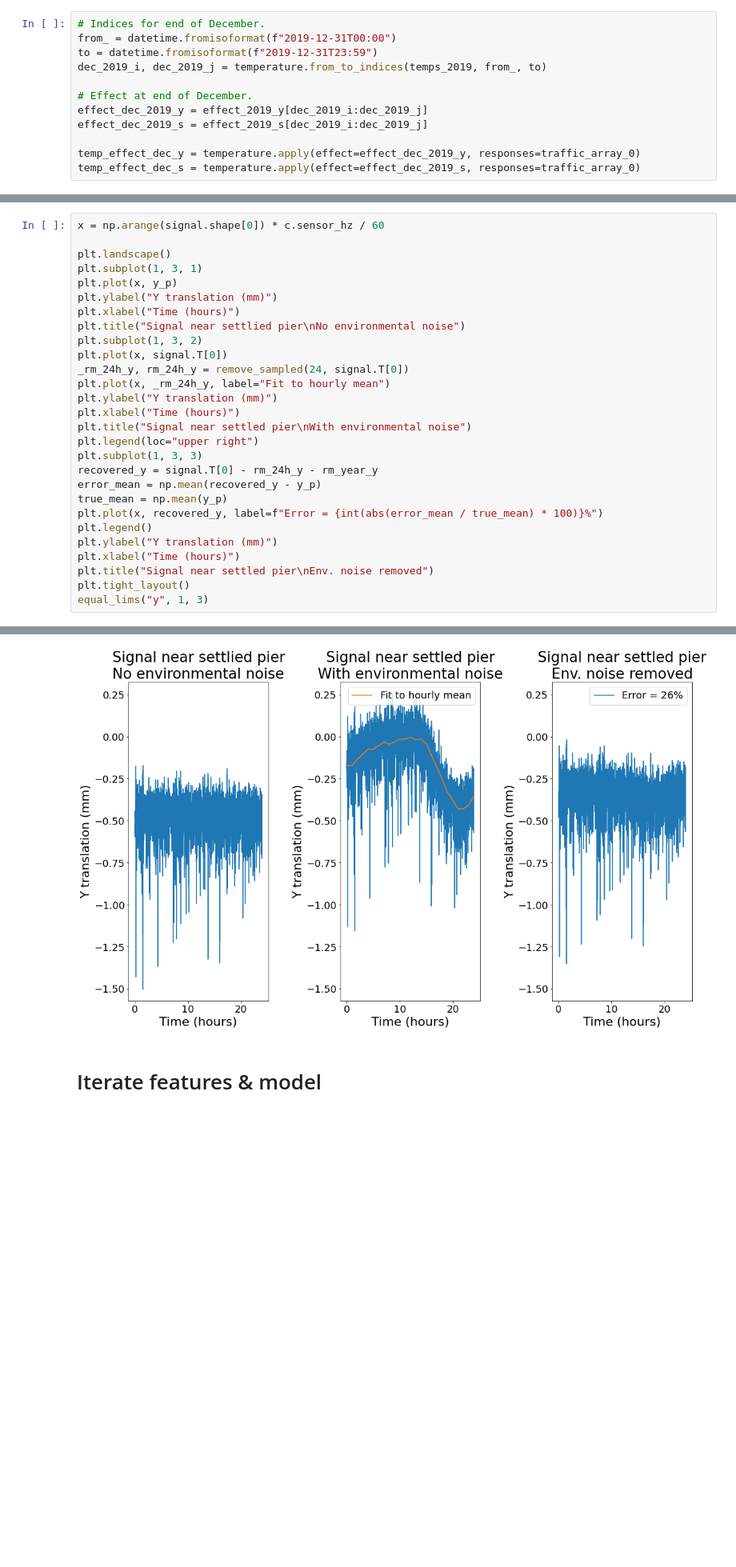
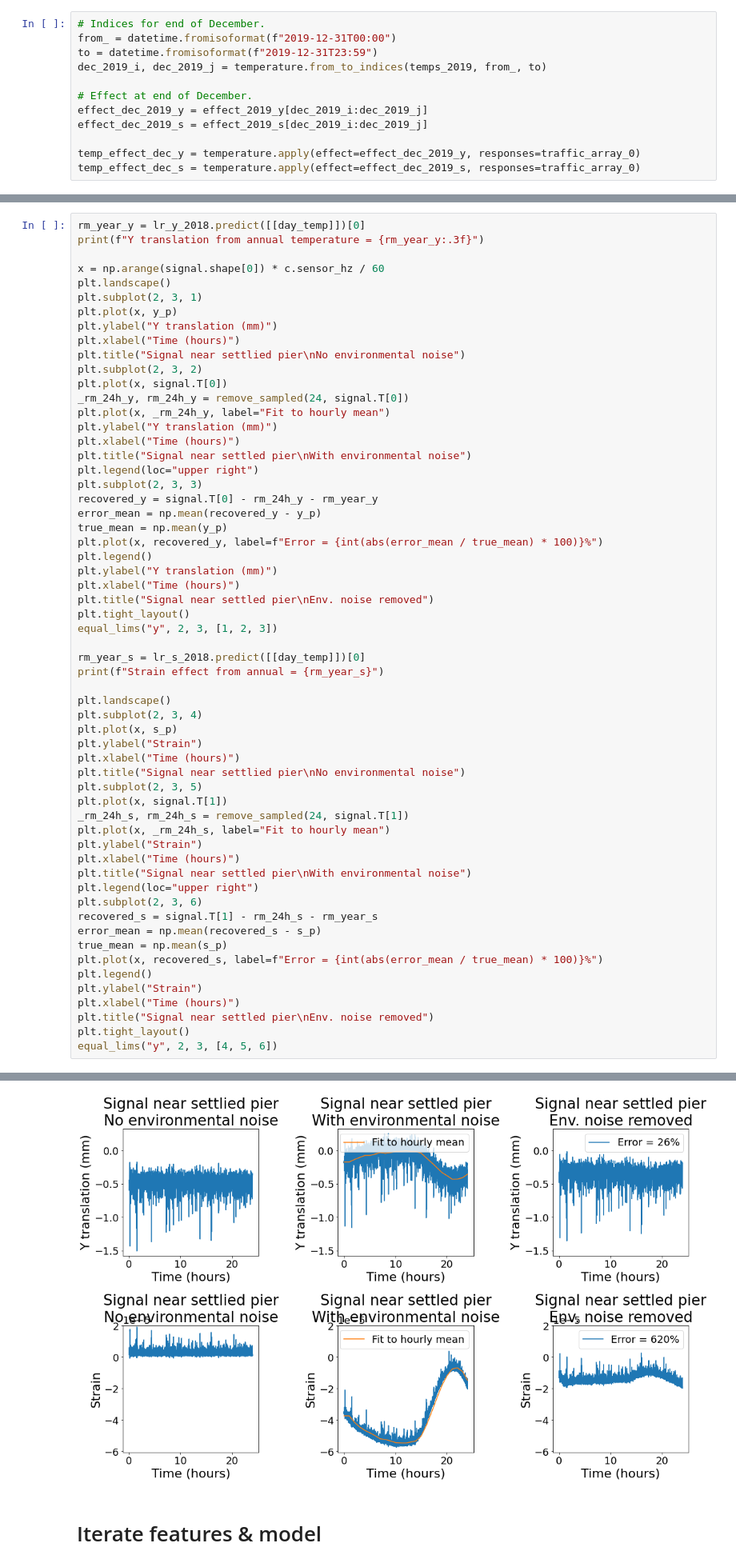
Before and after one commit to jerbaroo/bridge-sim, a Jupyter notebook: notebooks/piers.ipynb, the cells around one changed output, grey strips where cells are left out. Shown at 80% size. Drawn from its saved outputs; the diff is of its cells as text; blank space fills up the shorter version.

Commit message:
Noise removal

```diff
--- a/notebooks/piers.ipynb
+++ b/notebooks/piers.ipynb
@@ -756,13 +753,15 @@ Y effect from annual = 0.177
 # %%
+rm_year_y = lr_y_2018.predict([[day_temp]])[0]
+print(f"Y translation from annual temperature = {rm_year_y:.3f}")
+
 x = np.arange(signal.shape[0]) * c.sensor_hz / 60
-
 plt.landscape()
-plt.subplot(1, 3, 1)
+plt.subplot(2, 3, 1)
 plt.plot(x, y_p)
 plt.ylabel("Y translation (mm)")
 plt.xlabel("Time (hours)")
 plt.title("Signal near settlied pier\nNo environmental noise")
-plt.subplot(1, 3, 2)
+plt.subplot(2, 3, 2)
 plt.plot(x, signal.T[0])
 _rm_24h_y, rm_24h_y = remove_sampled(24, signal.T[0])
 plt.plot(x, _rm_24h_y, label="Fit to hourly mean")
@@ -770,7 +769,7 @@ plt.ylabel("Y translation (mm)")
 plt.xlabel("Time (hours)")
 plt.title("Signal near settled pier\nWith environmental noise")
 plt.legend(loc="upper right")
-plt.subplot(1, 3, 3)
+plt.subplot(2, 3, 3)
 recovered_y = signal.T[0] - rm_24h_y - rm_year_y
 error_mean = np.mean(recovered_y - y_p)
 true_mean = np.mean(y_p)
@@ -780,5 +779,34 @@ plt.ylabel("Y translation (mm)")
 plt.xlabel("Time (hours)")
 plt.title("Signal near settled pier\nEnv. noise removed")
 plt.tight_layout()
-equal_lims("y", 1, 3)
+equal_lims("y", 2, 3, [1, 2, 3])
+
+rm_year_s = lr_s_2018.predict([[day_temp]])[0]
+print(f"Strain effect from annual = {rm_year_s}")
+
+plt.landscape()
+plt.subplot(2, 3, 4)
+plt.plot(x, s_p)
+plt.ylabel("Strain")
+plt.xlabel("Time (hours)")
+plt.title("Signal near settlied pier\nNo environmental noise")
+plt.subplot(2, 3, 5)
+plt.plot(x, signal.T[1])
+_rm_24h_s, rm_24h_s = remove_sampled(24, signal.T[1])
+plt.plot(x, _rm_24h_s, label="Fit to hourly mean")
+plt.ylabel("Strain")
+plt.xlabel("Time (hours)")
+plt.title("Signal near settled pier\nWith environmental noise")
+plt.legend(loc="upper right")
+plt.subplot(2, 3, 6)
+recovered_s = signal.T[1] - rm_24h_s - rm_year_s
+error_mean = np.mean(recovered_s - s_p)
+true_mean = np.mean(s_p)
+plt.plot(x, recovered_s, label=f"Error = {int(abs(error_mean / true_mean) * 100)}%")
+plt.legend()
+plt.ylabel("Strain")
+plt.xlabel("Time (hours)")
+plt.title("Signal near settled pier\nEnv. noise removed")
+plt.tight_layout()
+equal_lims("y", 2, 3, [4, 5, 6])
 # %% [output]
@@ -785,4 +815,4 @@ equal_lims("y", 1, 3)
-[figure, old version]
+[figure, new version]
 # %% [markdown]
 # Iterate features & model
 # %%
```
Also changed, not shown: parts of 5 cells of this notebook.
